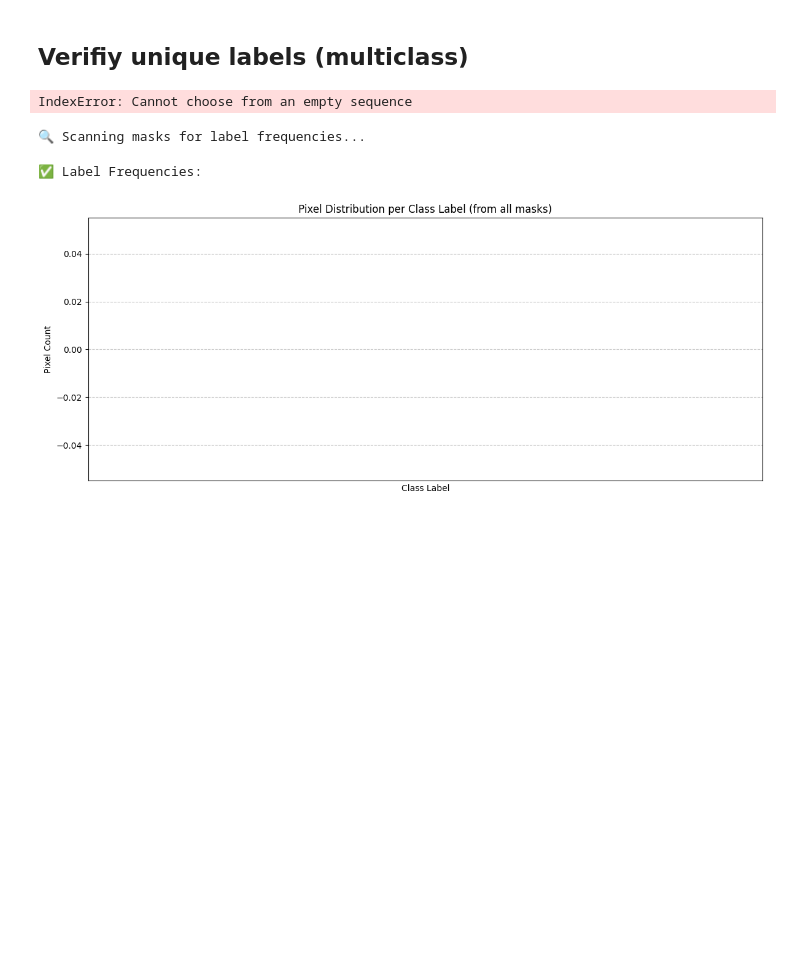
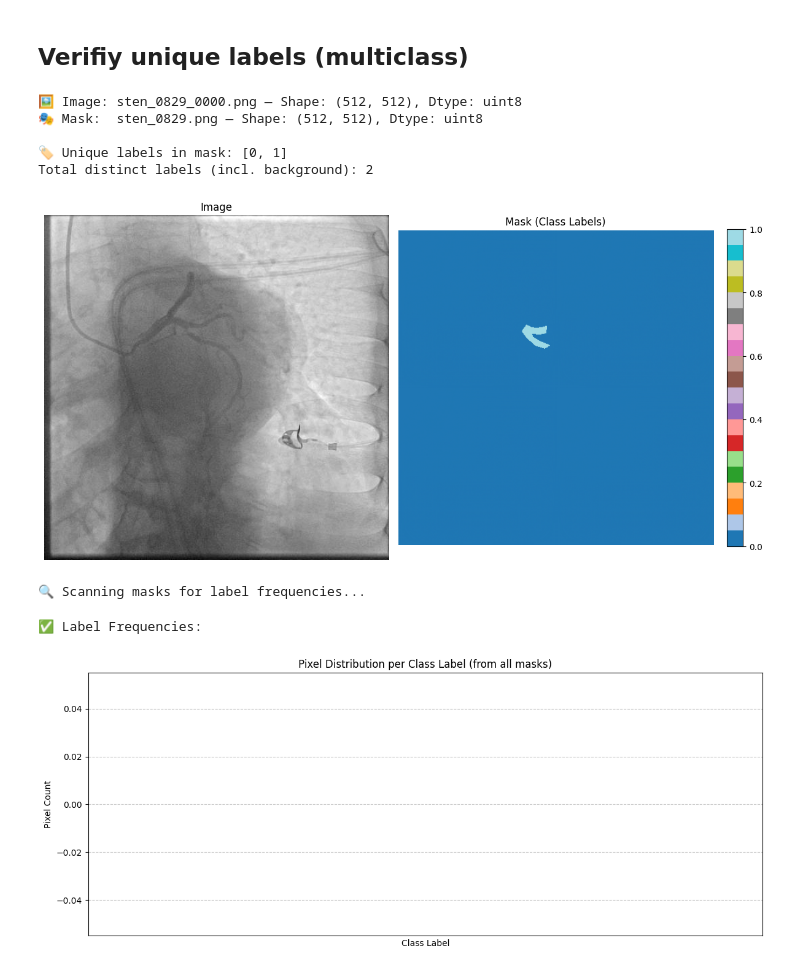
Before and after one commit to jannik1212/StenUNet, a Jupyter notebook: own_notebooks/arcade/inspect_masks.ipynb, the cells around one changed output. Saved outputs shown, nothing was run; the diff lists cells and outputs as text; code cells hidden in the pictures; blank space fills up the shorter version.

```diff
--- a/own_notebooks/arcade/inspect_masks.ipynb
+++ b/own_notebooks/arcade/inspect_masks.ipynb
@@ -69,7 +68,7 @@ from PIL import Image
 import cv2
 
 # Set your paths
-data_root = "../../nnNet_training/Raw_data/Dataset_train_val"
+data_root = "../../data"
 image_dir = os.path.join(data_root, "imagesTr")
 mask_dir = os.path.join(data_root, "labelsTr")
 
@@ -81,34 +80,39 @@ image_path = os.path.join(image_dir, filename)
 mask_path = os.path.join(mask_dir, filename.replace("_0000.png", ".png"))
 
 # Load image and mask
 image = cv2.imread(image_path, cv2.IMREAD_UNCHANGED)  # Preserve original dtype
 mask = cv2.imread(mask_path, cv2.IMREAD_UNCHANGED)  # Preserve label values
 
 # Display shapes
 print(f"🖼️ Image: {filename} — Shape: {image.shape}, Dtype: {image.dtype}")
 print(f"🎭 Mask:  {os.path.basename(mask_path)} — Shape: {mask.shape}, Dtype: {mask.dtype}")
 
 # Get unique labels in the mask
 unique_labels = np.unique(mask)
 print(f"\n🏷️ Unique labels in mask: {unique_labels.tolist()}")
 print(f"Total distinct labels (incl. background): {len(unique_labels)}")
 
 # Optional: visualize image + mask
 fig, axs = plt.subplots(1, 2, figsize=(12, 6))
 axs[0].imshow(image, cmap="gray")
 axs[0].set_title("Image")
 axs[0].axis("off")
 
 im = axs[1].imshow(mask, cmap="tab20")  # or "nipy_spectral", "gist_ncar"
 axs[1].set_title("Mask (Class Labels)")
 axs[1].axis("off")
 
 # Add colorbar for mask classes
 plt.colorbar(im, ax=axs[1], fraction=0.046, pad=0.04)
 plt.tight_layout()
 plt.show()
 # %% [output]
-IndexError: Cannot choose from an empty sequence
+🖼️ Image: sten_0829_0000.png — Shape: (512, 512), Dtype: uint8
+🎭 Mask:  sten_0829.png — Shape: (512, 512), Dtype: uint8
+
+🏷️ Unique labels in mask: [0, 1]
+Total distinct labels (incl. background): 2
+[figure, added]
 # %%
 import os
 import numpy as np
```
Also changed, not shown: parts of 1 cell of this notebook, 11 other files.
